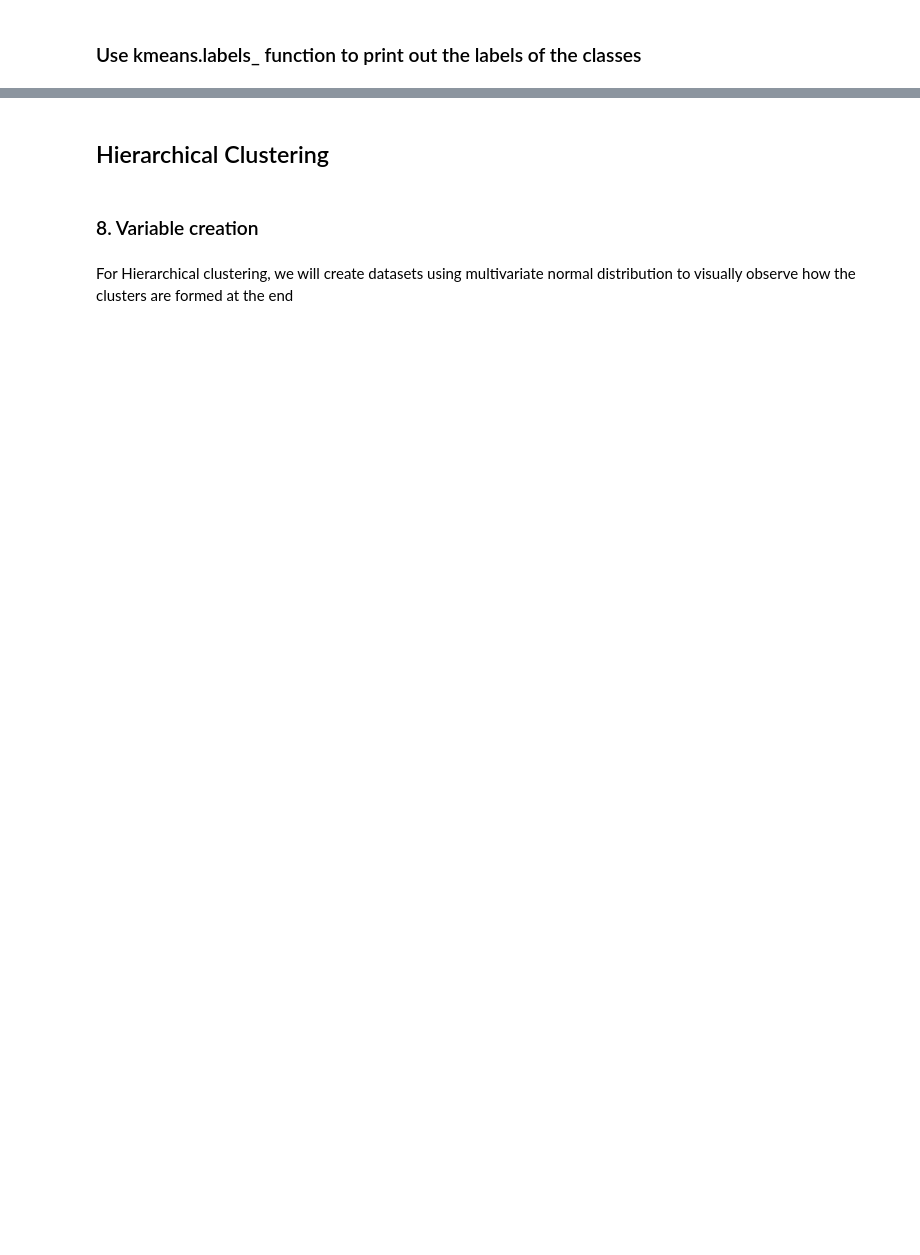
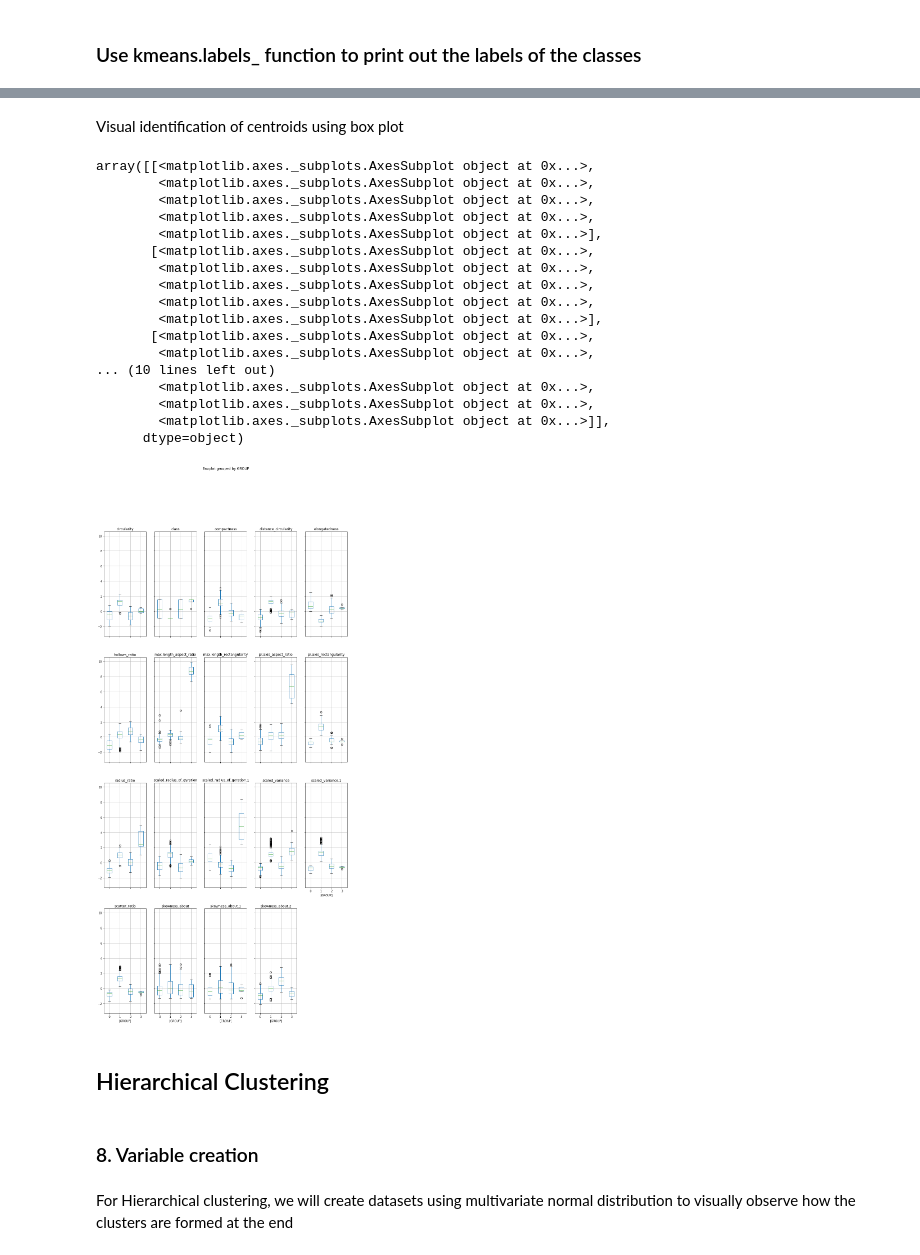
Before and after one commit to GreatLearningAIML1/bangalore-november-2018-batch-dsmithun, a Jupyter notebook: R4_Internal_Lab_Clustering.ipynb, the cells around one changed output, grey strips where cells are left out. Saved outputs shown, nothing was run; the diff lists cells and outputs as text; code cells hidden in the pictures; blank space fills up the shorter version.

```diff
--- a/R4_Internal_Lab_Clustering.ipynb
+++ b/R4_Internal_Lab_Clustering.ipynb
@@ -225,3 +347,6 @@ Use Matplotlib to plot the scree plot - Note: Scree plot plots distortion vs the
 Note: Since the data has more than 2 dimension we cannot visualize the data. As an alternative, we can observe the centroids and note how they are distributed across different dimensions
 # %% [markdown]
 You can use kmeans.cluster_centers_ function to pull the centroid information from the instance
+# %%
+cluster = KMeans( n_clusters = 4, random_state = 1 )
+cluster.fit(vehi_df_z)
@@ -233,0 +414,3 @@ Hint: Use pd.Dataframe function
+# %%
+prediction=cluster.predict(vehi_df_z)
+vehi_df_z["GROUP"] = prediction
@@ -234,3 +426,26 @@ Hint: Use pd.Dataframe function
+# %% [markdown]
+Visual identification of centroids using box plot
+# %%
+vehi_df_z.boxplot(by = 'GROUP',  layout=(5,5), figsize=(15, 40))
+# %% [output]
+array([[<matplotlib.axes._subplots.AxesSubplot object at 0x...>,
+        <matplotlib.axes._subplots.AxesSubplot object at 0x...>,
+        <matplotlib.axes._subplots.AxesSubplot object at 0x...>,
+        <matplotlib.axes._subplots.AxesSubplot object at 0x...>,
+        <matplotlib.axes._subplots.AxesSubplot object at 0x...>],
+       [<matplotlib.axes._subplots.AxesSubplot object at 0x...>,
+        <matplotlib.axes._subplots.AxesSubplot object at 0x...>,
+        <matplotlib.axes._subplots.AxesSubplot object at 0x...>,
+        <matplotlib.axes._subplots.AxesSubplot object at 0x...>,
+        <matplotlib.axes._subplots.AxesSubplot object at 0x...>],
+       [<matplotlib.axes._subplots.AxesSubplot object at 0x...>,
+        <matplotlib.axes._subplots.AxesSubplot object at 0x...>,
+... (10 lines left out)
+        <matplotlib.axes._subplots.AxesSubplot object at 0x...>,
+        <matplotlib.axes._subplots.AxesSubplot object at 0x...>,
+        <matplotlib.axes._subplots.AxesSubplot object at 0x...>]],
+      dtype=object)
+[figure, added]
 # %% [markdown]
 ## Hierarchical Clustering
 # %% [markdown]
```
Also changed, not shown: parts of 44 cells of this notebook.
